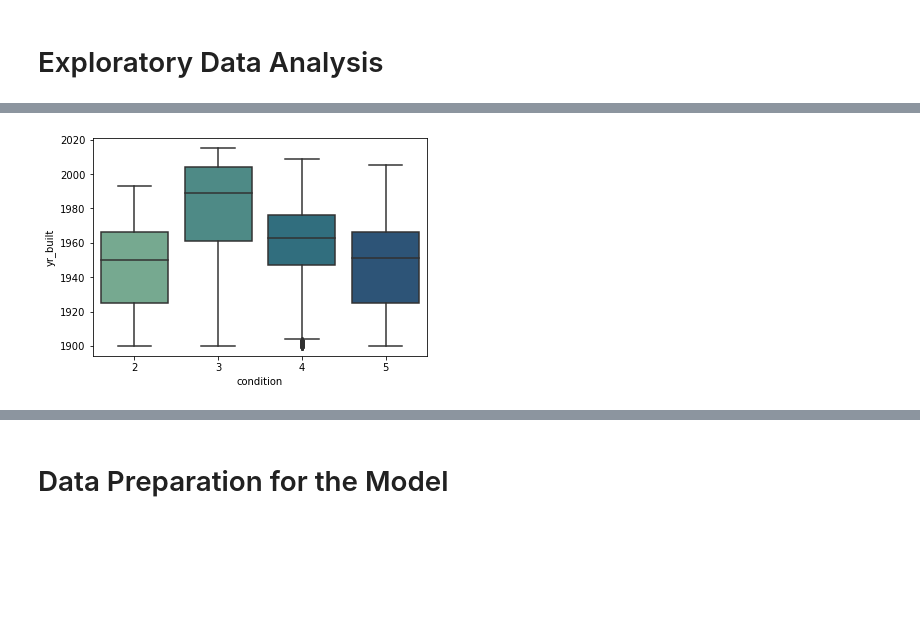
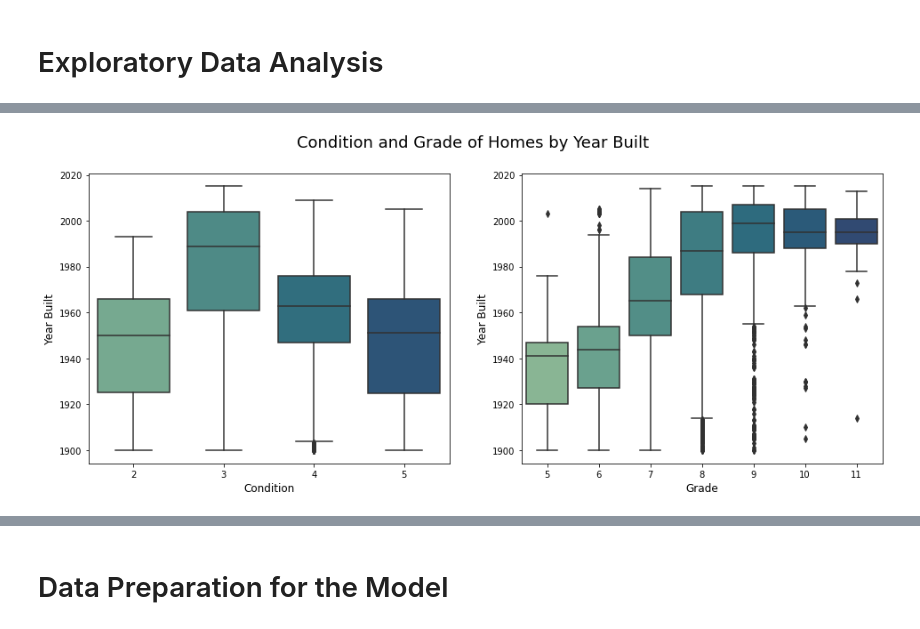
Before and after one commit to ozbunae/Housing_Data, a Jupyter notebook: Linear Regression Model on Housing Data.ipynb, the cells around one changed output, grey strips where cells are left out. Saved outputs shown, nothing was run; the diff lists cells and outputs as text; code cells hidden in the pictures; blank space fills up the shorter version.

```diff
--- a/Linear Regression Model on Housing Data.ipynb
+++ b/Linear Regression Model on Housing Data.ipynb
@@ -347,5 +346,15 @@ ValueError: Could not interpret input 'bedrooms'
-# %%
-sns.boxplot(data = df, x = 'condition', y = 'yr_built', palette = 'crest')
-plt.show()
-# %% [output]
-[figure, removed]
+# %%
+fig, axes = plt.subplots(1,2, figsize = (16, 6))
+fig.suptitle('Condition and Grade of Homes by Year Built', fontsize = 18)
+
+sns.boxplot(ax = axes[0], data = df, x = 'condition', y = 'yr_built', palette = 'crest' )
+sns.boxplot(ax = axes[1], data = df, x = 'grade', y = 'yr_built', palette = 'crest')
+
+axes[0].set_xlabel('Condition', fontsize = 12)
+axes[0].set_ylabel('Year Built', fontsize = 12)
+axes[1].set_xlabel('Grade', fontsize = 12)
+axes[1].set_ylabel('Year Built', fontsize = 12)
+
+plt.show()
+# %% [output]
+[figure, added]
```
Also changed, not shown: parts of 10 cells of this notebook.
